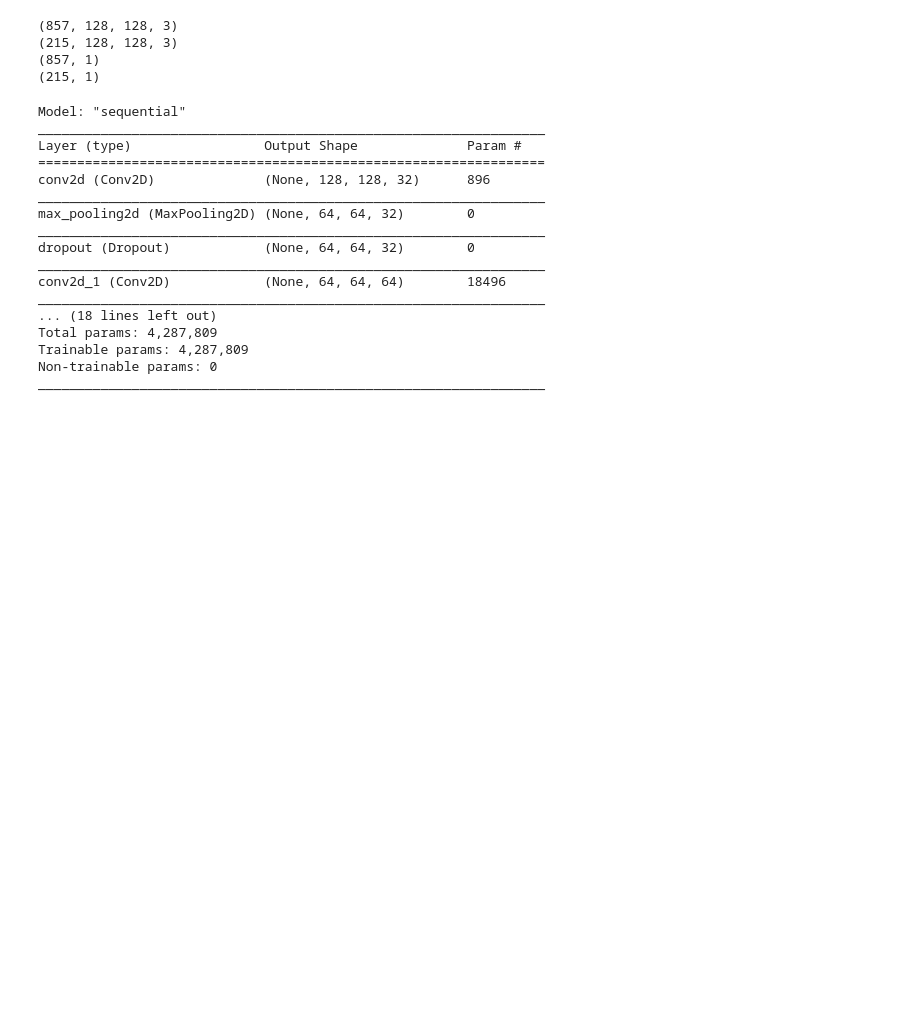
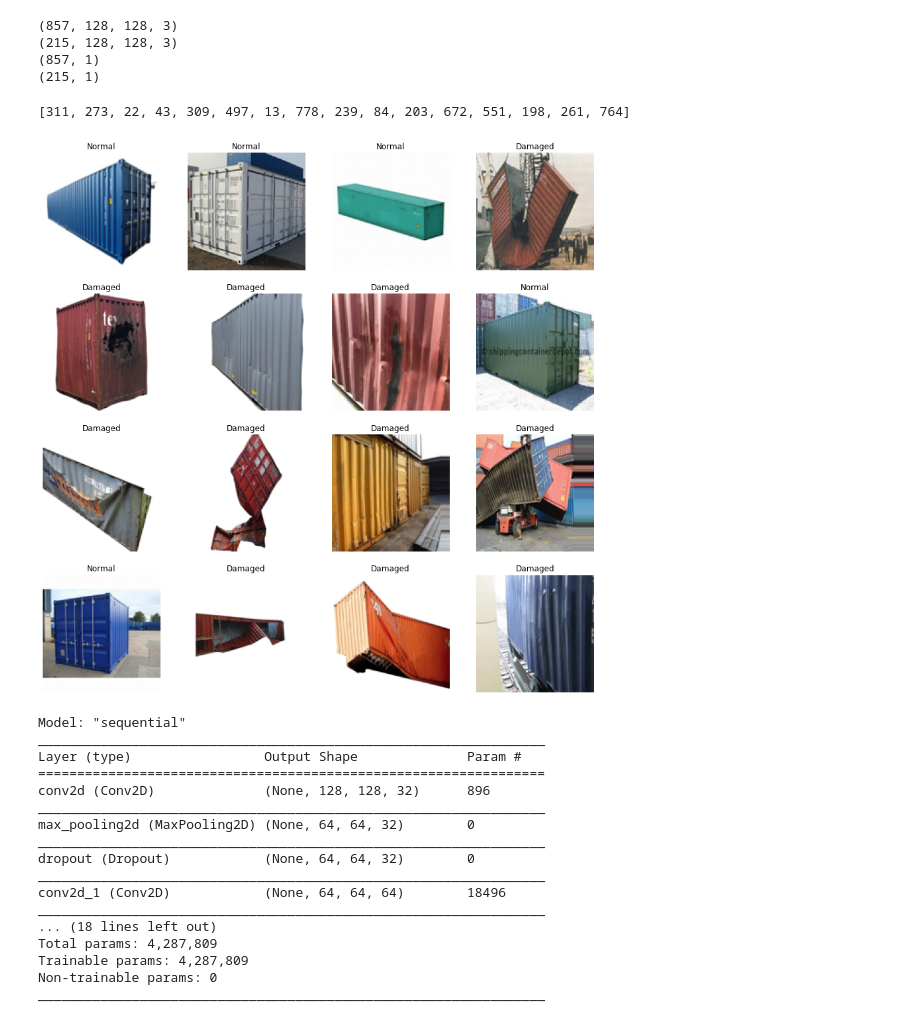
Before and after one commit to rkdwjddn456/Study, a Jupyter notebook: Deeplearning/CNN_with_keras.ipynb, the cells around one changed output. Saved outputs shown, nothing was run; the diff lists cells and outputs as text; code cells hidden in the pictures; blank space fills up the shorter version.

```diff
--- a/Deeplearning/CNN_with_keras.ipynb
+++ b/Deeplearning/CNN_with_keras.ipynb
@@ -35,6 +36,33 @@ print(Y_test.shape)
 (215, 128, 128, 3)
 (857, 1)
 (215, 1)
+# %%
+# 샘플이미지 출력
+
+total =  len(X_train)
+pick = random.sample(range(0,total),16)
+print(pick)
+
+fig, spot = plt.subplots(4, 4, figsize=(15,15))
+cnt = 0
+
+for i in range(4):
+  for j in range(4):
+    spot[i,j].imshow(X_train[pick[cnt]])
+
+    #라벨 정보 추가
+    label = Y_train[pick[cnt]]
+    if label:
+      spot[i,j].title.set_text('Normal')
+    else:
+      spot[i,j].title.set_text('Damaged')
+    spot[i,j].axis('off')
+    cnt += 1
+
+plt.savefig('sample.png')
+# %% [output]
+[311, 273, 22, 43, 309, 497, 13, 778, 239, 84, 203, 672, 551, 198, 261, 764]
+[figure, added]
 # %%
 # 모델 구성
 
```
Also changed, not shown: parts of 6 cells of this notebook.
